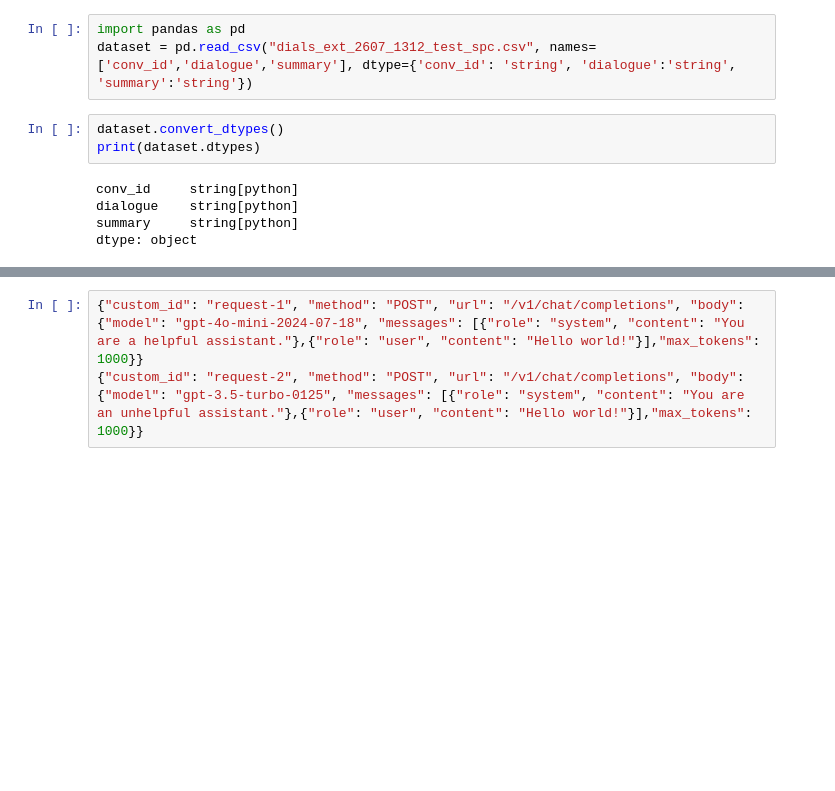
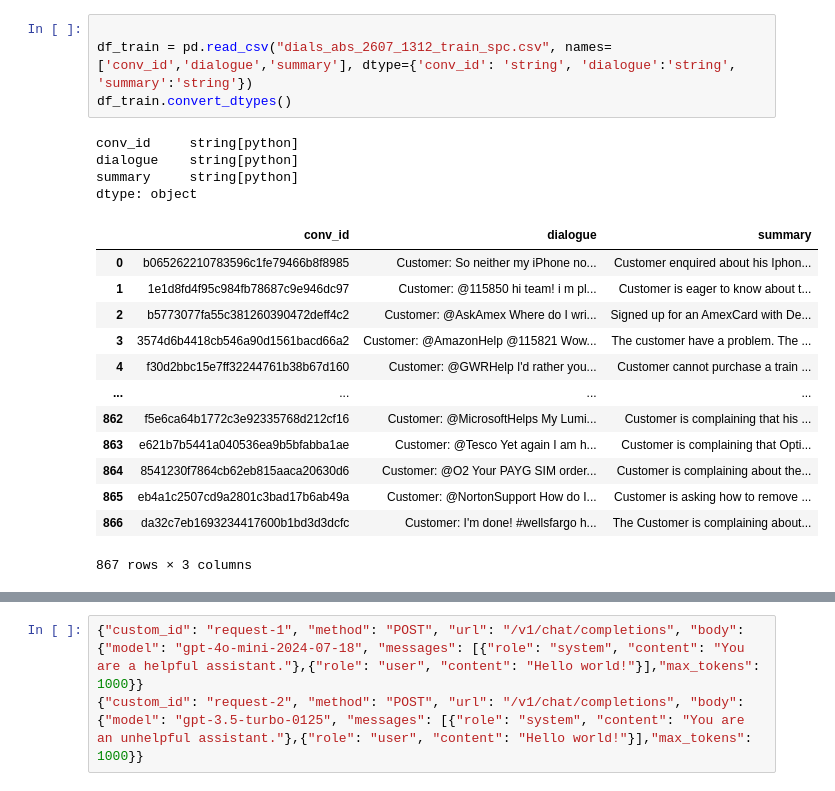
Before and after one commit to dawidK5/aiml-thesis, a Jupyter notebook: ChatGPTsumm_0308.ipynb, the cells around one changed output, grey strips where cells are left out. Drawn from its saved outputs; the diff is of its cells as text; blank space fills up the shorter version.

```diff
--- a/ChatGPTsumm_0308.ipynb
+++ b/ChatGPTsumm_0308.ipynb
@@ -56,11 +71,22 @@ prompt_template = PromptTemplate(
 # %%
-import pandas as pd
-dataset = pd.read_csv("dials_ext_2607_1312_test_spc.csv", names=['conv_id','dialogue','summary'], dtype={'conv_id': 'string', 'dialogue':'string', 'summary':'string'})
+
+df_train = pd.read_csv("dials_abs_2607_1312_train_spc.csv", names=['conv_id','dialogue','summary'], dtype={'conv_id': 'string', 'dialogue':'string', 'summary':'string'})
+df_train.convert_dtypes()
+# %% [output]
+conv_id     string[python]
+dialogue    string[python]
+summary     string[python]
+dtype: object
+|  | conv_id | dialogue | summary |
+| 0 | b065262210783596c1fe79466b8f8985 | Customer: So neither my iPhone no... | Customer enquired about his Iphon... |
+| 1 | 1e1d8fd4f95c984fb78687c9e946dc97 | Customer: @115850 hi team! i m pl... | Customer is eager to know about t... |
+| 2 | b5773077fa55c381260390472deff4c2 | Customer: @AskAmex Where do I wri... | Signed up for an AmexCard with De... |
+| 3 | 3574d6b4418cb546a90d1561bacd66a2 | Customer: @AmazonHelp @115821 Wow... | The customer have a problem. The ... |
+| 4 | f30d2bbc15e7ff32244761b38b67d160 | Customer: @GWRHelp I'd rather you... | Customer cannot purchase a train ... |
+| ... | ... | ... | ... |
+| 862 | f5e6ca64b1772c3e92335768d212cf16 | Customer: @MicrosoftHelps My Lumi... | Customer is complaining that his ... |
+| 863 | e621b7b5441a040536ea9b5bfabba1ae | Customer: @Tesco Yet again I am h... | Customer is complaining that Opti... |
+| 864 | 8541230f7864cb62eb815aaca20630d6 | Customer: @O2 Your PAYG SIM order... | Customer is complaining about the... |
+| 865 | eb4a1c2507cd9a2801c3bad17b6ab49a | Customer: @NortonSupport How do I... | Customer is asking how to remove ... |
+| 866 | da32c7eb1693234417600b1bd3d3dcfc | Customer: I'm done! #wellsfargo h... | The Customer is complaining about... |
+867 rows × 3 columns
-# %%
-dataset.convert_dtypes()
-print(dataset.dtypes)
-# %% [output]
-conv_id     string[python]
-dialogue    string[python]
-summary     string[python]
-dtype: object
```
Also changed, not shown: parts of 37 cells of this notebook, 4 other files.
